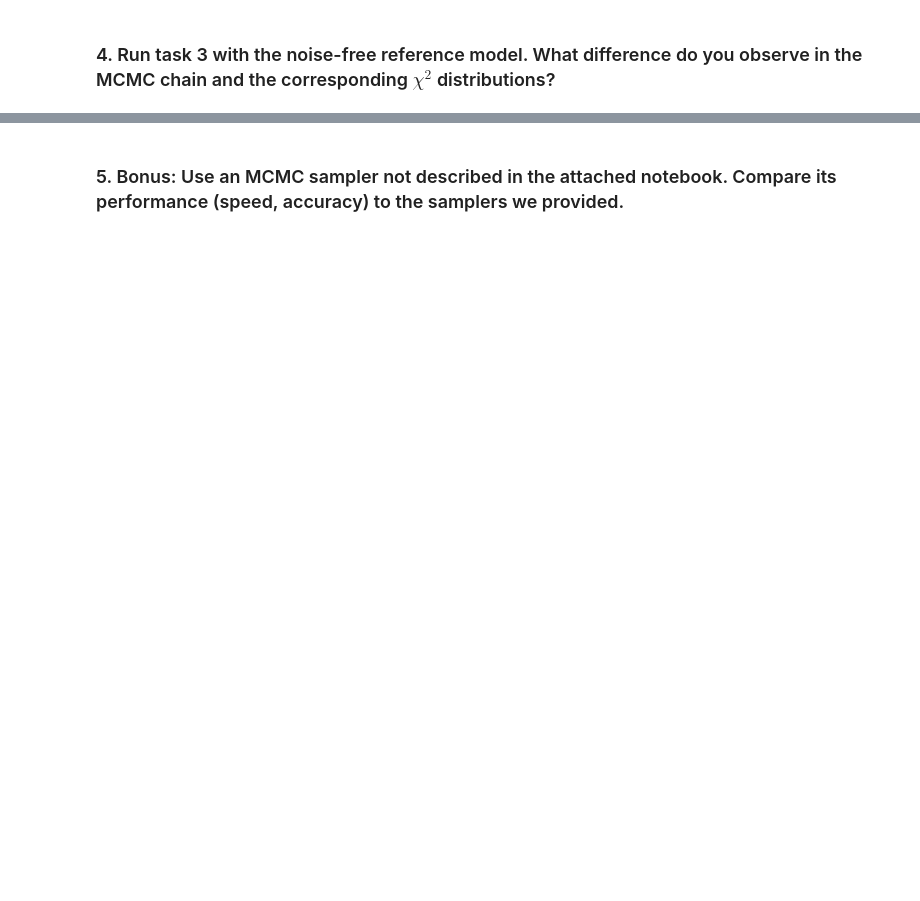
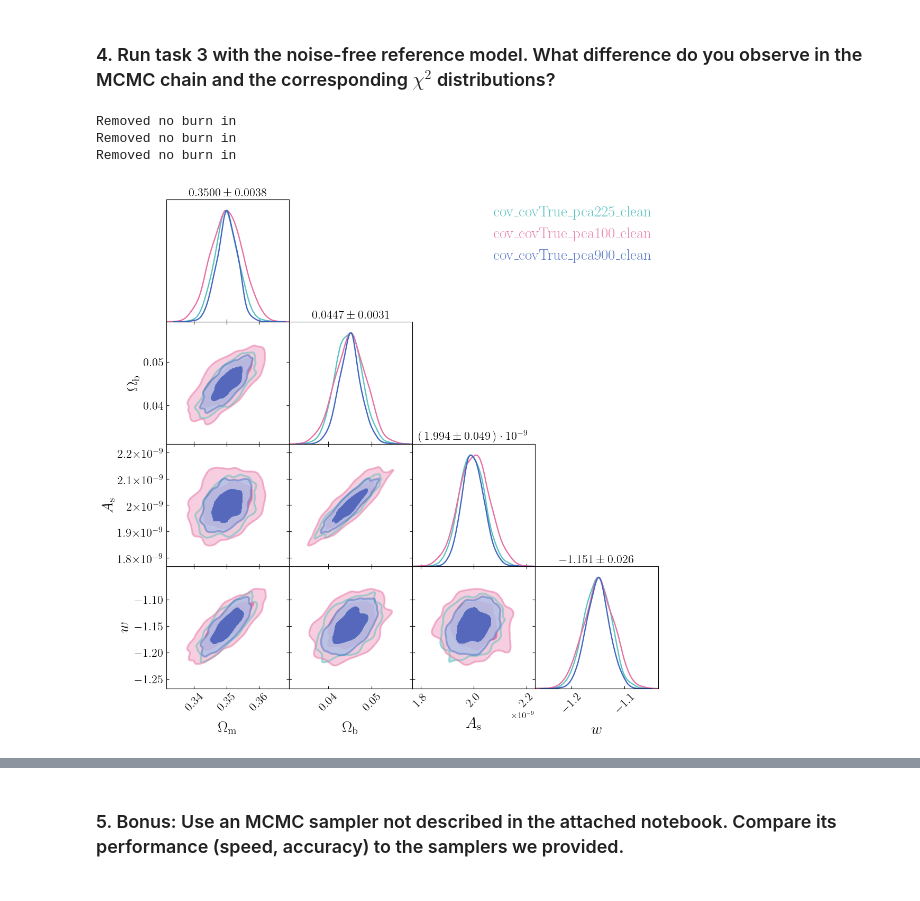
Before and after one commit to Rashaad-Reid/UWAstroStats, a Jupyter notebook: projects/2ptstat-analysis/assignments/assignment3.ipynb, the cells around one changed output, grey strips where cells are left out. Saved outputs shown, nothing was run; the diff lists cells and outputs as text; code cells hidden in the pictures; blank space fills up the shorter version.

```diff
--- a/projects/2ptstat-analysis/assignments/assignment3.ipynb
+++ b/projects/2ptstat-analysis/assignments/assignment3.ipynb
@@ -367,0 +550,16 @@ Removed no burn in
+# %%
+samples_covTrue_pca225_clean = np.load('data_4_assignment3/outputs_MCMC/MCMC_covTrue_pca225_clean.npy')
+samples_covTrue_pca100_clean = np.load('data_4_assignment3/outputs_MCMC/MCMC_covTrue_pca100_clean.npy')
+samples_covTrue_pca900_clean = np.load('data_4_assignment3/outputs_MCMC/MCMC_covTrue_pca900_clean.npy')
+# %%
+plot_posteriors([samples_covTrue_pca225_clean,samples_covTrue_pca100_clean,samples_covTrue_pca900_clean],
+                labels=['cov_covTrue_pca225_clean','cov_covTrue_pca100_clean','cov_covTrue_pca900_clean'])
+plt.show()
+
+#plot_chi2(log_prob_samples_covTrue_pca225)
+#plt.show()
+# %% [output]
+Removed no burn in
+Removed no burn in
+Removed no burn in
+[figure, added]
```
Also changed, not shown: parts of 39 cells of this notebook, 27 other files.
